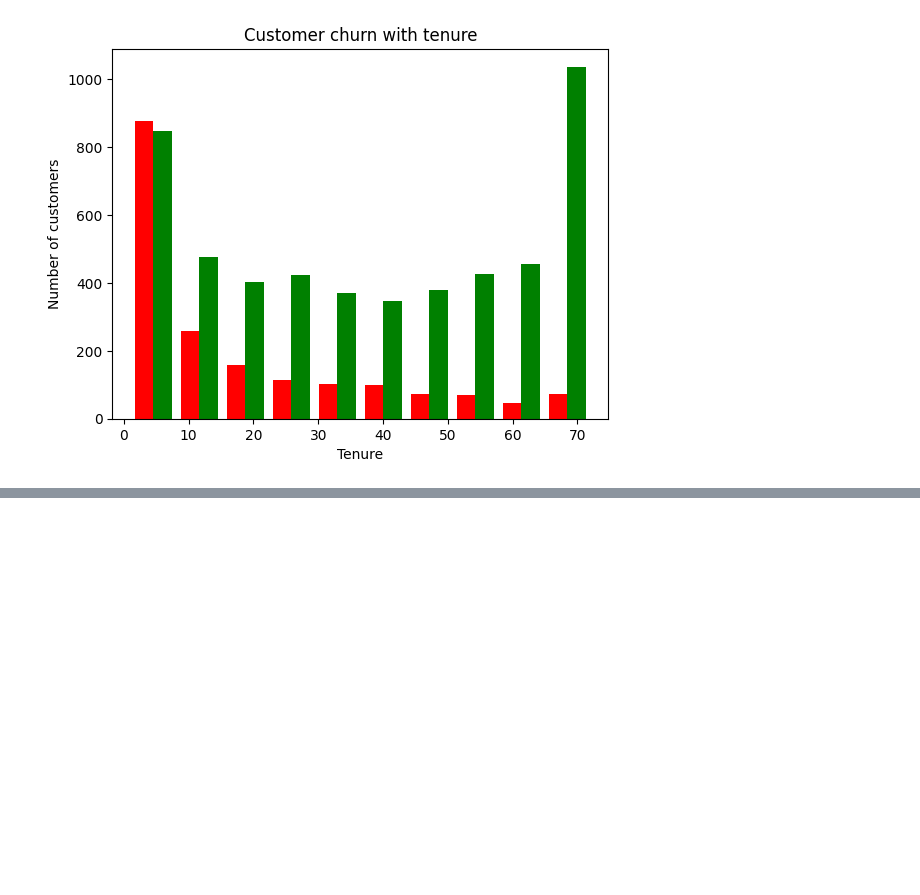
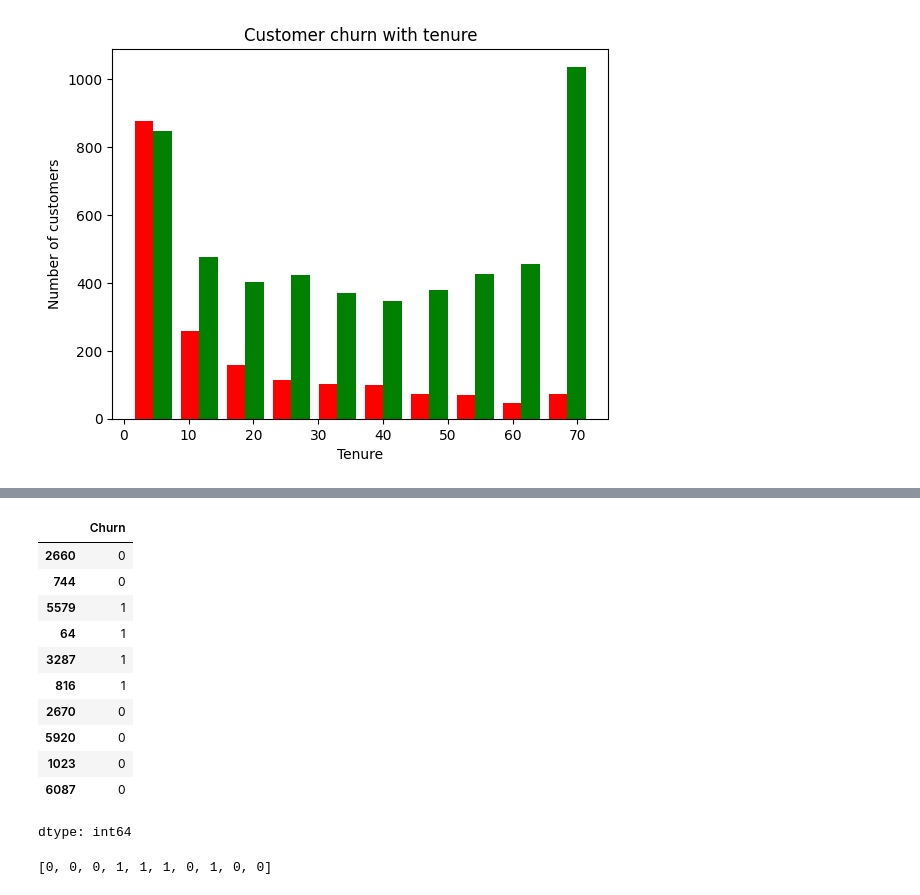
Before and after one commit to Harsh99830/Learning-Deep-Learning, a Jupyter notebook: Customer_Churn_ANN.ipynb, the cells around one changed output, grey strips where cells are left out. Cells and saved outputs as stored; diff of their text form; code cells hidden in the pictures; blank space fills up the shorter version.

Commit message:
Model training complete with 82% accuracy

```diff
--- a/Customer_Churn_ANN.ipynb
+++ b/Customer_Churn_ANN.ipynb
@@ -113,0 +232,2 @@ Churn = ['No' 'Yes']
+# %%
+df2 = pd.get_dummies(data=df1, columns=['InternetService','Contract','PaymentMethod'],dtype=int)
@@ -113,0 +267,14 @@ Churn = ['No' 'Yes']
+# %%
+# Now transform the columns which are not in 0 or 1
+col_to_scale = ['tenure','MonthlyCharges','TotalCharges']
+
+from sklearn.preprocessing import MinMaxScaler
+scaler = MinMaxScaler()
+
+df2[col_to_scale] = scaler.fit_transform(df2[col_to_scale])
+# %%
+X = df2.drop('Churn',axis=1)
+Y = df2['Churn']
+# %%
+from sklearn.model_selection import train_test_split
+X_train,X_test,y_train,y_test = train_test_split(X,Y,test_size=0.2,random_state=5)
@@ -113,0 +319,19 @@ Churn = ['No' 'Yes']
+# %%
+y_test[:10]
+# %% [output]
+|  | Churn |
+| 2660 | 0 |
+| 744 | 0 |
+| 5579 | 1 |
+| 64 | 1 |
+| 3287 | 1 |
+| 816 | 1 |
+| 2670 | 0 |
+| 5920 | 0 |
+| 1023 | 0 |
+| 6087 | 0 |
+dtype: int64
+# %%
+yp[:10]
+# %% [output]
+[0, 0, 0, 1, 1, 1, 0, 1, 0, 0]
```
Also changed, not shown: parts of 22 cells of this notebook.
